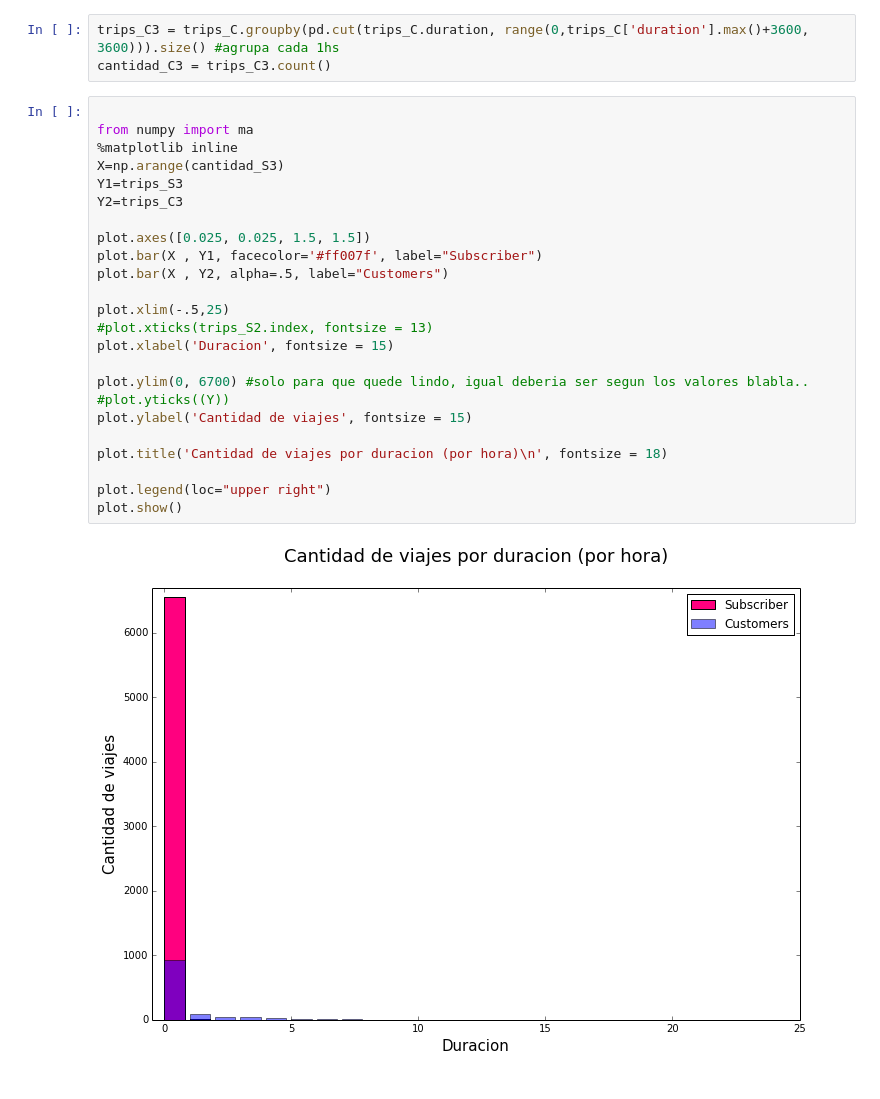
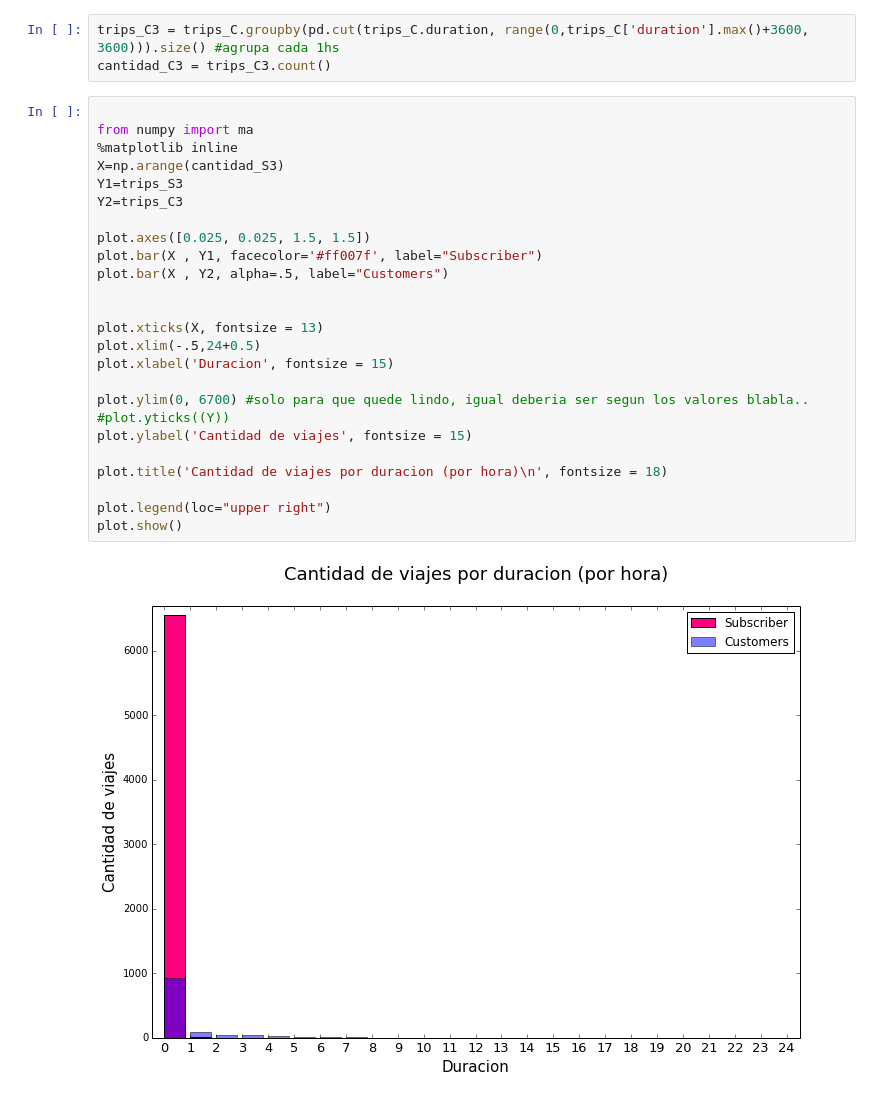
Before and after one commit to LeoCenturion/tp1_datos, a Jupyter notebook: duracion_Customers_vs_Subscriber.ipynb, the cells around one changed output. Saved outputs shown, nothing was run; the diff lists cells and outputs as text.

```diff
--- a/duracion_Customers_vs_Subscriber.ipynb
+++ b/duracion_Customers_vs_Subscriber.ipynb
@@ -72,26 +72,27 @@ cantidad_C3 = trips_C3.count()
 # %%
 
 from numpy import ma
 %matplotlib inline
 X=np.arange(cantidad_S3)
 Y1=trips_S3
 Y2=trips_C3
 
 plot.axes([0.025, 0.025, 1.5, 1.5])
 plot.bar(X , Y1, facecolor='#ff007f', label="Subscriber")
 plot.bar(X , Y2, alpha=.5, label="Customers")
 
-plot.xlim(-.5,25)
-#plot.xticks(trips_S2.index, fontsize = 13)
+
+plot.xticks(X, fontsize = 13)
+plot.xlim(-.5,24+0.5)
 plot.xlabel('Duracion', fontsize = 15)
 
 plot.ylim(0, 6700) #solo para que quede lindo, igual deberia ser segun los valores blabla..
 #plot.yticks((Y))
 plot.ylabel('Cantidad de viajes', fontsize = 15)
 
 plot.title('Cantidad de viajes por duracion (por hora)\n', fontsize = 18)
 
 plot.legend(loc="upper right")
 plot.show()
 # %% [output]
-[figure, old version]
+[figure, new version]
```
